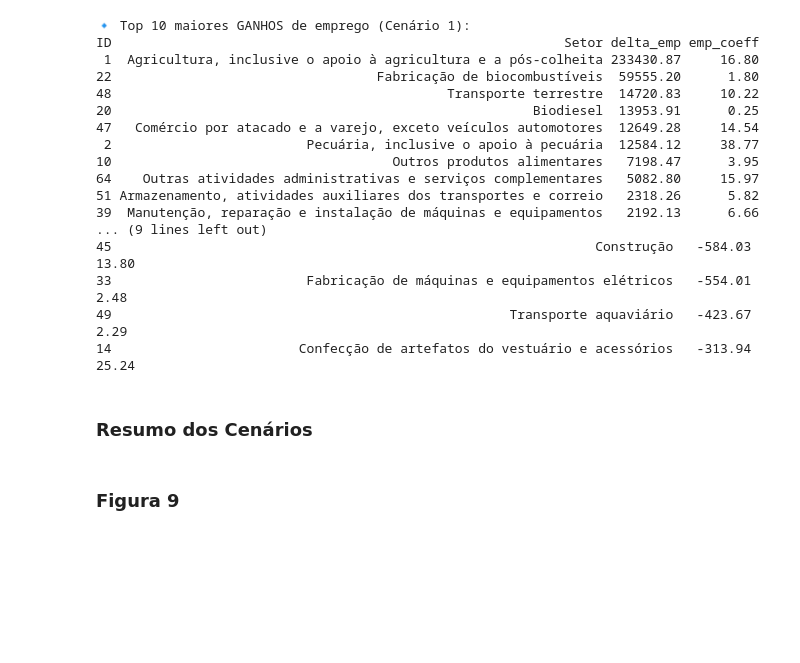
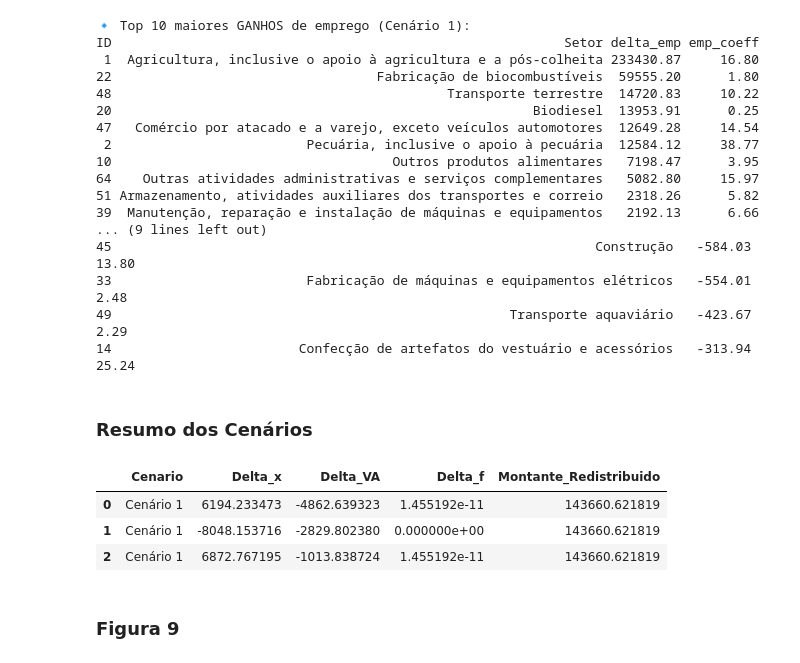
Before and after one commit to noguilhermee/mip-energia, a Jupyter notebook: app/Hybrid Input-Output Model.ipynb, the cells around one changed output. Drawn from its saved outputs; the diff is of its cells as text; code cells hidden in the pictures; blank space fills up the shorter version.

```diff
--- a/app/Hybrid Input-Output Model.ipynb
+++ b/app/Hybrid Input-Output Model.ipynb
@@ -1163,6 +1163,25 @@ ID                                                          Setor delta_emp emp_
 14                        Confecção de artefatos do vestuário e acessórios   -313.94     25.24
 # %% [markdown]
 ### Resumo dos Cenários
+# %%
+# Converte para DataFrame UMA VEZ
+df_resumo_cenarios = pd.DataFrame(resumo_cenarios)
+
+# colunas numéricas (ajuste se necessário)
+cols_num = ["Delta_x", "Delta_VA", "Delta_f", "Montante_Redistribuido"]
+
+df_export = df_resumo_cenarios.copy()
+
+df_export[cols_num] = df_export[cols_num].applymap(lambda x: f"{x:.2f}")
+
+df_export.to_csv( "..\\data\\cenarios\\resumo_cenarios.csv", index=False, sep=";", encoding="utf-8-sig" )
+# %%
+df_resumo_cenarios.head()
+# %% [output]
+|  | Cenario | Delta_x | Delta_VA | Delta_f | Montante_Redistribuido |
+| 0 | Cenário 1 | 6194.233473 | -4862.639323 | 1.455192e-11 | 143660.621819 |
+| 1 | Cenário 1 | -8048.153716 | -2829.802380 | 0.000000e+00 | 143660.621819 |
+| 2 | Cenário 1 | 6872.767195 | -1013.838724 | 1.455192e-11 | 143660.621819 |
 # %% [markdown]
 ### Figura 9
 # %%
```
Also changed, not shown: parts of 5 cells of this notebook, 2 other files.
